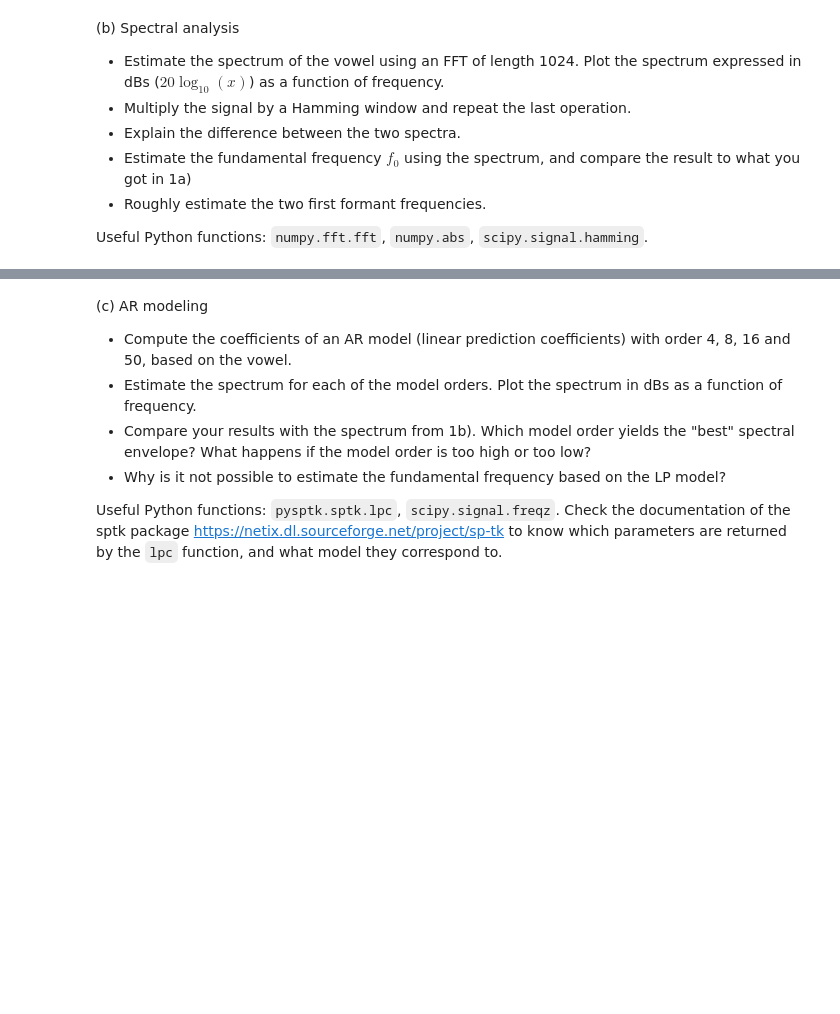
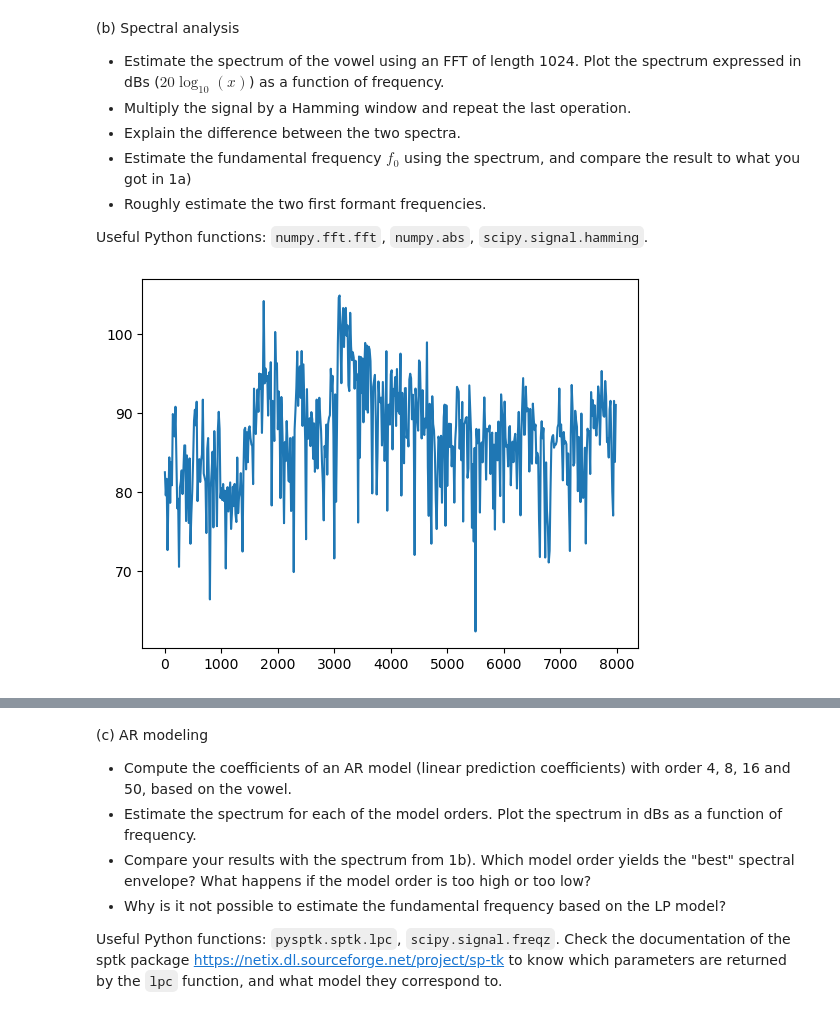
Before and after one commit to martinfsl/TTT4185, a Jupyter notebook: Assignments/Assignment_1/TTT4185_assignment_1.ipynb, the cells around one changed output, grey strips where cells are left out. Saved outputs shown, nothing was run; the diff lists cells and outputs as text; code cells hidden in the pictures; blank space fills up the shorter version.

```diff
--- a/Assignments/Assignment_1/TTT4185_assignment_1.ipynb
+++ b/Assignments/Assignment_1/TTT4185_assignment_1.ipynb
@@ -28,3 +58,15 @@ Fs, data = scipy.io.wavfile.read('stry.wav')
 - Roughly estimate the two first formant frequencies.
 
 Useful Python functions: `numpy.fft.fft`, `numpy.abs`, `scipy.signal.hamming`.
+# %%
+import numpy as np
+import scipy as sp
+
+spectrum = np.fft.fft(data, 1024)
+freq     = np.fft.fftfreq(1024, 1/fs)
+N        = len(spectrum)
+
+plt.plot(freq[:N//2], 20*np.log10(np.abs(spectrum))[:N//2])
+plt.show()
+# %% [output]
+[figure, added]
```
Also changed, not shown: parts of 7 cells of this notebook, 1 other file.
